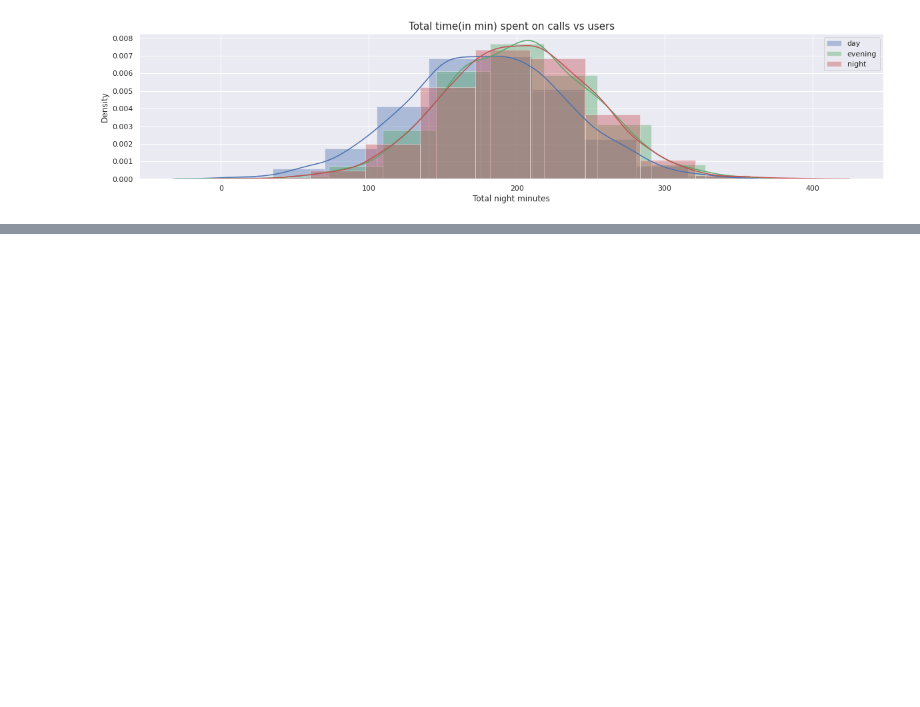
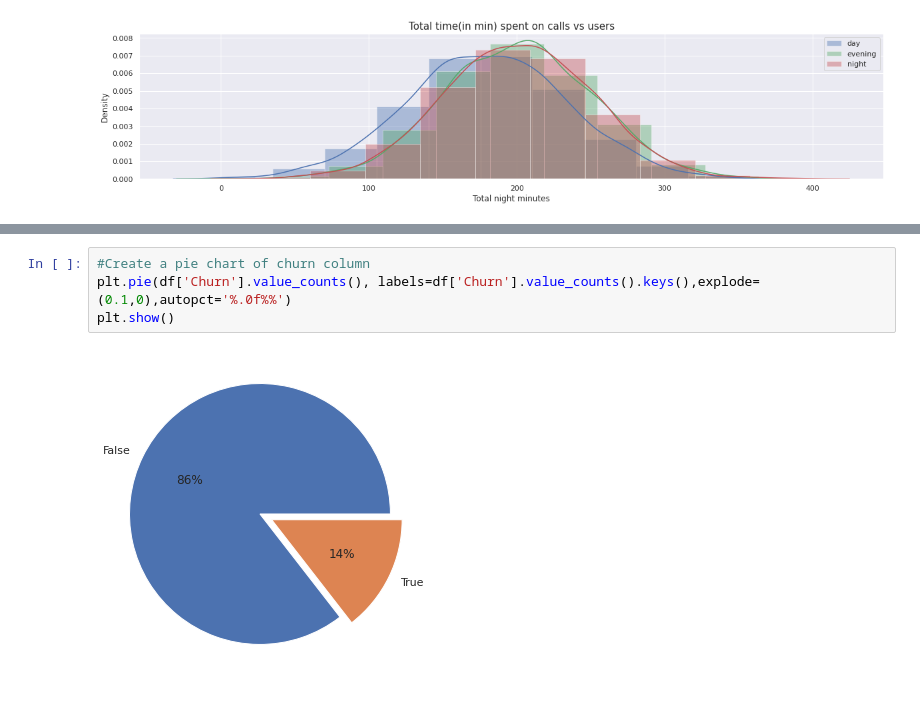
Before and after one commit to Ruchika810/EDA-Telecom-Churn, a Jupyter notebook: EDA_Notebook.ipynb, the cells around one changed output, grey strips where cells are left out. Saved outputs shown, nothing was run; the diff lists cells and outputs as text; blank space fills up the shorter version.

```diff
--- a/EDA_Notebook.ipynb
+++ b/EDA_Notebook.ipynb
@@ -206,0 +213,6 @@ plt.show()
+# %%
+#Create a pie chart of churn column
+plt.pie(df['Churn'].value_counts(), labels=df['Churn'].value_counts().keys(),explode=(0.1,0),autopct='%.0f%%')
+plt.show()
+# %% [output]
+[figure, added]
```
Also changed, not shown: parts of 14 cells of this notebook.
